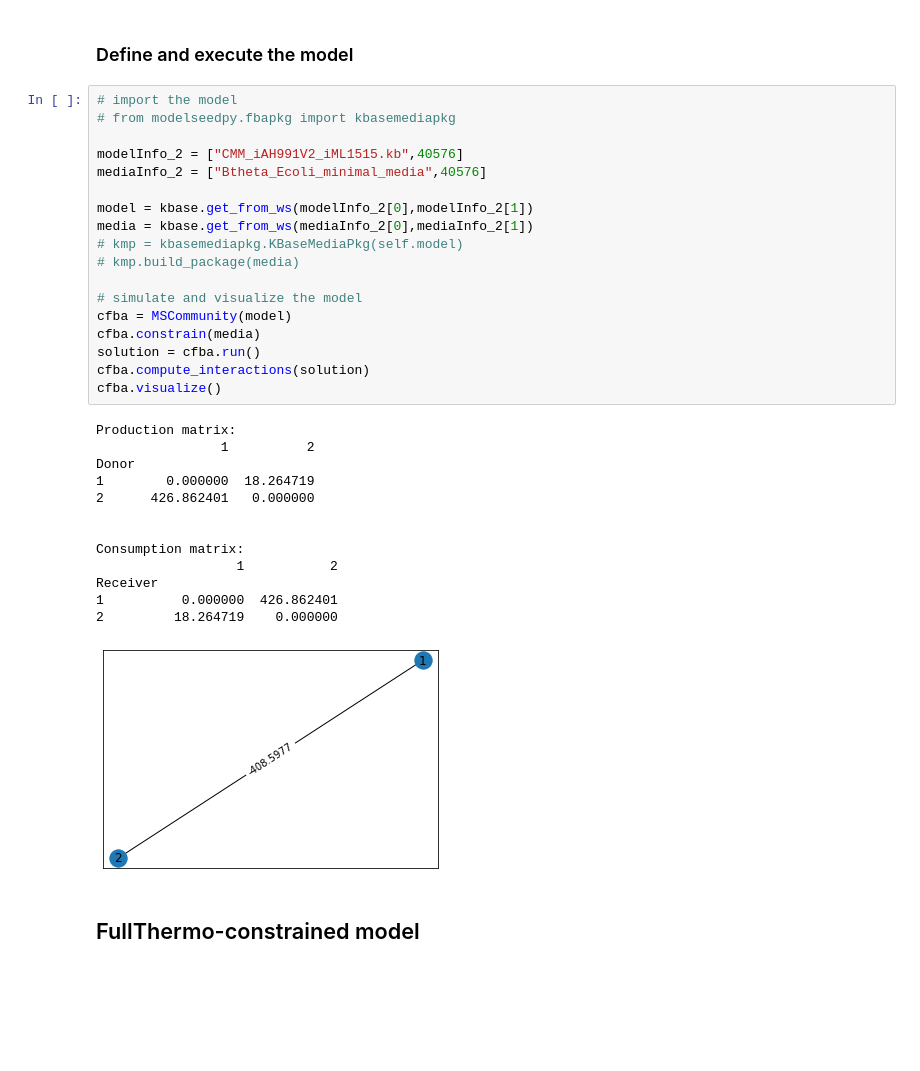
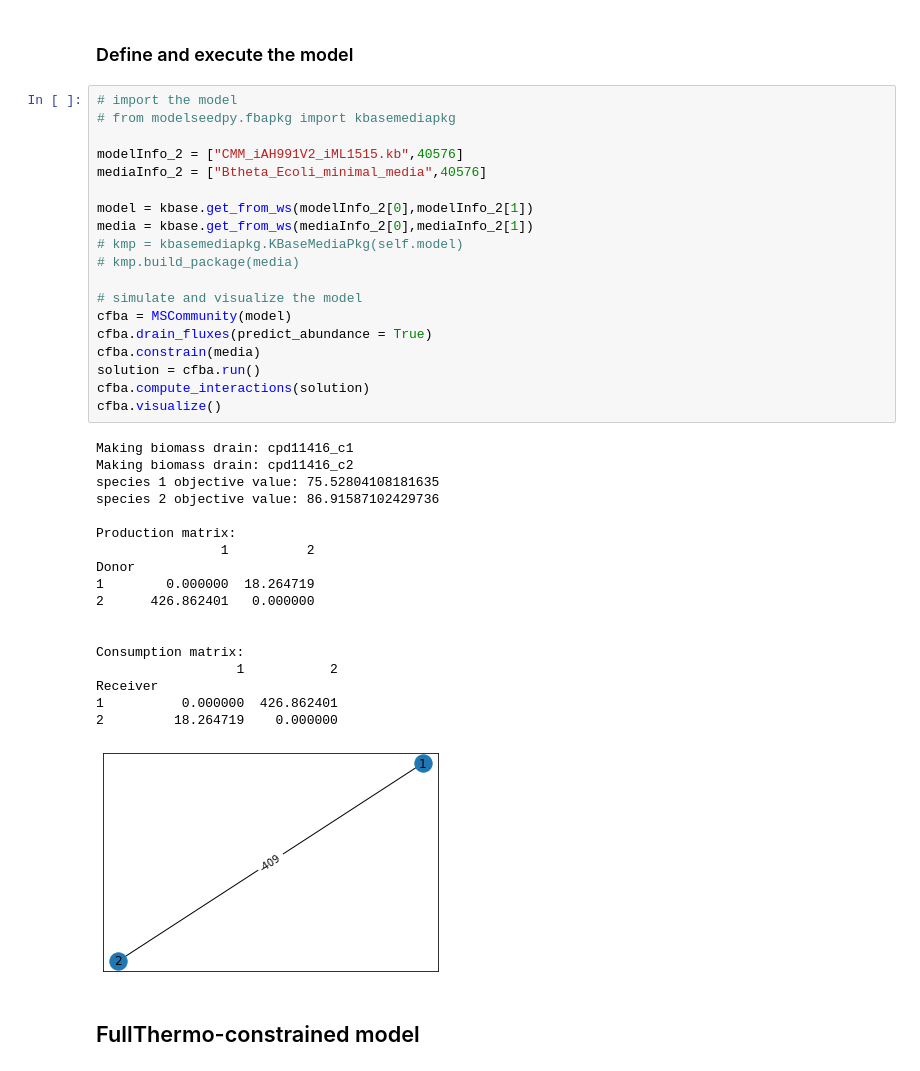
Before and after one commit to ModelSEED/ModelSEEDpy, a Jupyter notebook: examples/Community Modeling/MSCommunity_1.ipynb, the cells around one changed output. Saved outputs shown, nothing was run; the diff lists cells and outputs as text; blank space fills up the shorter version.

```diff
--- a/examples/Community Modeling/MSCommunity_1.ipynb
+++ b/examples/Community Modeling/MSCommunity_1.ipynb
@@ -24,34 +27,40 @@ ftp_path = '../../../ModelSEEDDatabase'
 # import the model
 # from modelseedpy.fbapkg import kbasemediapkg
 
 modelInfo_2 = ["CMM_iAH991V2_iML1515.kb",40576]
 mediaInfo_2 = ["Btheta_Ecoli_minimal_media",40576]
 
 model = kbase.get_from_ws(modelInfo_2[0],modelInfo_2[1])
 media = kbase.get_from_ws(mediaInfo_2[0],mediaInfo_2[1])
 # kmp = kbasemediapkg.KBaseMediaPkg(self.model)
 # kmp.build_package(media)
 
 # simulate and visualize the model
 cfba = MSCommunity(model)
+cfba.drain_fluxes(predict_abundance = True)
 cfba.constrain(media)
 solution = cfba.run()
 cfba.compute_interactions(solution)
 cfba.visualize()
 # %% [output]
+Making biomass drain: cpd11416_c1
+Making biomass drain: cpd11416_c2
+species 1 objective value: 75.52804108181635
+species 2 objective value: 86.91587102429736
+
 Production matrix:
                 1          2
 Donor
 1        0.000000  18.264719
 2      426.862401   0.000000
 
 
 Consumption matrix:
                   1           2
 Receiver
 1          0.000000  426.862401
 2         18.264719    0.000000
-[figure, old version]
+[figure, new version]
 # %% [markdown]
 ## FullThermo-constrained model
 # %% [markdown]
```
Also changed, not shown: parts of 16 cells of this notebook, 3 other files.
